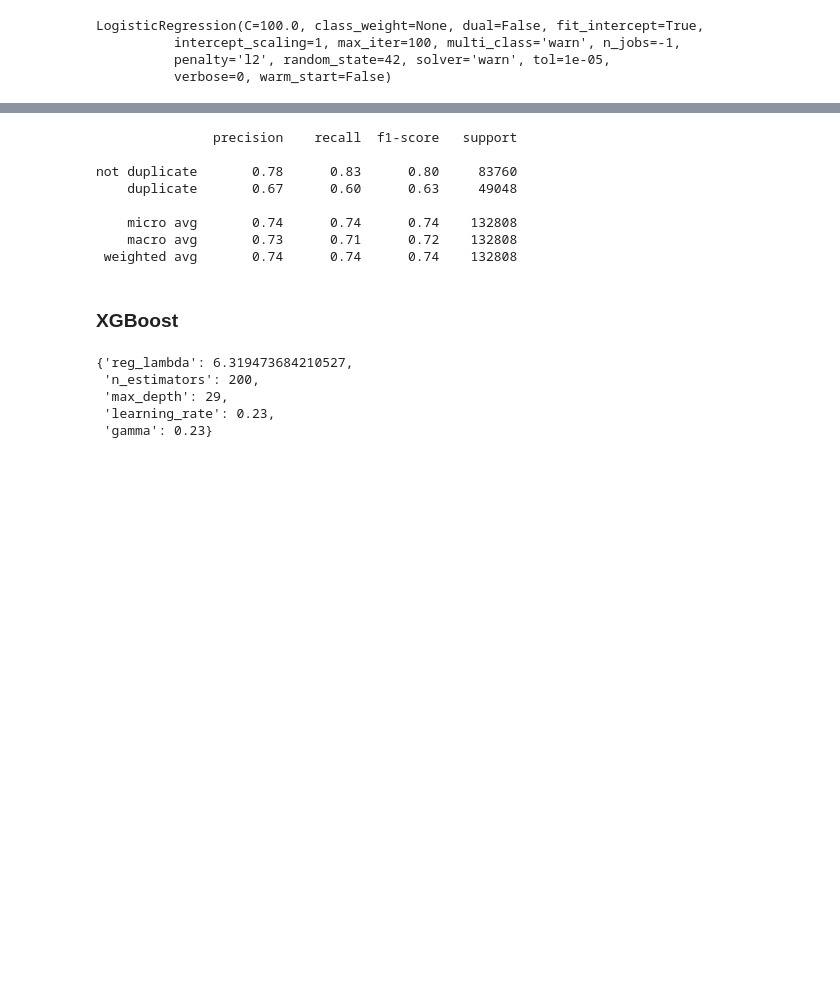
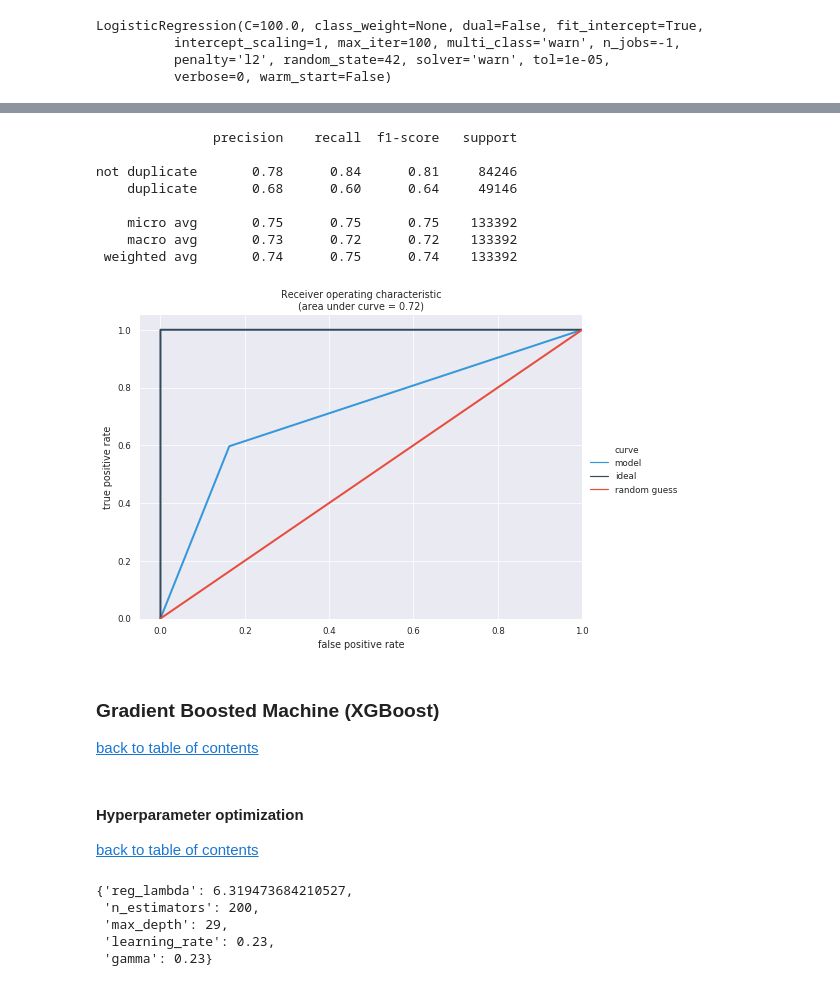
Before and after one commit to sirisurab/dupquest, a Jupyter notebook: src/tfidf_word2vec.ipynb, the cells around one changed output, grey strips where cells are left out. Saved outputs shown, nothing was run; the diff lists cells and outputs as text; code cells hidden in the pictures; blank space fills up the shorter version.

```diff
--- a/src/tfidf_word2vec.ipynb
+++ b/src/tfidf_word2vec.ipynb
@@ -809,15 +774,3 @@ X_test['ratio'] = X_test.apply(compute_ratio, axis=1)
-# %%
-# partial ratio
-X_test['partial_ratio'] = X_test.apply(compute_partial_ratio, axis=1)
-#X_test.head()
-# %%
-# token_sort_ratio
-X_test['token_sort_ratio'] = X_test.apply(compute_token_sort_ratio, axis=1)
-#X_test.head()
-# %%
-# token_set_ratio
-X_test['token_set_ratio'] = X_test.apply(compute_token_set_ratio, axis=1)
-#X_test.head()
 # %%
 X_test_final = X_test.drop(columns=['question1','question2', 'qid1', 'qid2']).dropna()
 X_test_final.info()
@@ -929,20 +949,31 @@ recall score : 0.5985565160658947
 # %%
-from sklearn.metrics import classification_report
-target_names = ['not duplicate', 'duplicate']
 print(classification_report(y_test_final, logr_pred, target_names=target_names))
 # %% [output]
                precision    recall  f1-score   support
 
-not duplicate       0.78      0.83      0.80     83760
-    duplicate       0.67      0.60      0.63     49048
+not duplicate       0.78      0.84      0.81     84246
+    duplicate       0.68      0.60      0.64     49146
 
-    micro avg       0.74      0.74      0.74    132808
-    macro avg       0.73      0.71      0.72    132808
- weighted avg       0.74      0.74      0.74    132808
+    micro avg       0.75      0.75      0.75    133392
+    macro avg       0.73      0.72      0.72    133392
+ weighted avg       0.74      0.75      0.74    133392
-# %% [markdown]
-### XGBoost
+# %%
+logr_fpr, logr_tpr, _ = roc_curve(y_test_final, logr_pred)
+logr_roc_auc = auc(logr_fpr, logr_tpr)
+
+plot_roc(logr_fpr, logr_tpr, logr_roc_auc)
+# %% [output]
+[figure, added]
+# %% [markdown]
+<a id='gbm'></a>
+### Gradient Boosted Machine (XGBoost)
+[back to table of contents](#toc)
 # %%
 import xgboost as xgb
+# %% [markdown]
+<a id='gbm_hyp'></a>
+#### Hyperparameter optimization
+[back to table of contents](#toc)
 # %%
 # Model selection
 params_xgb = {'n_estimators' : [1, 2, 4, 8, 16, 32, 64, 100, 200],
```
Also changed, not shown: parts of 277 cells of this notebook.
